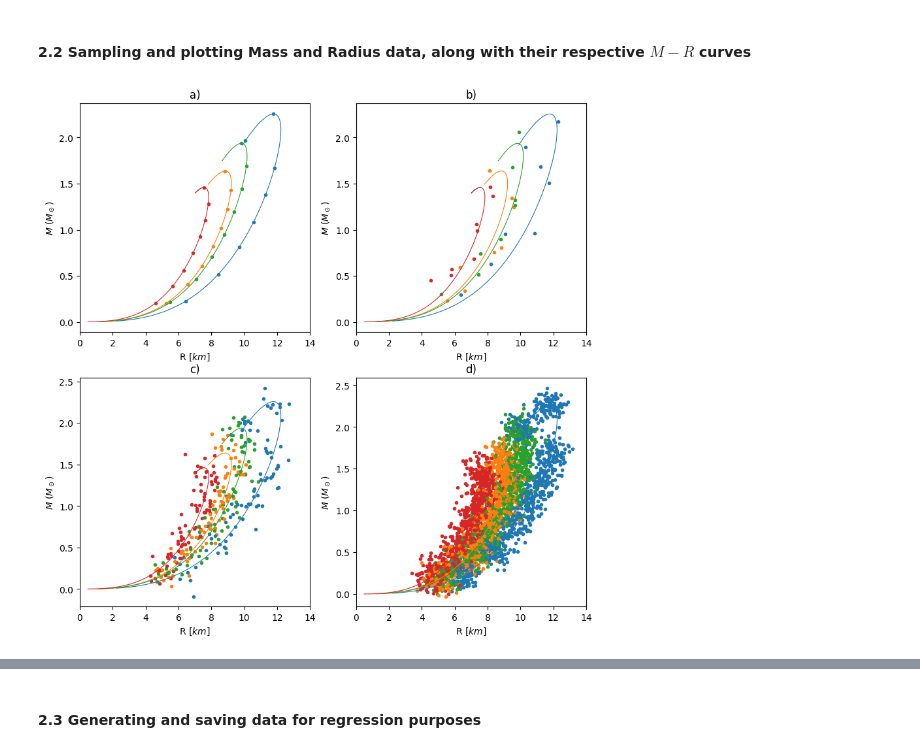
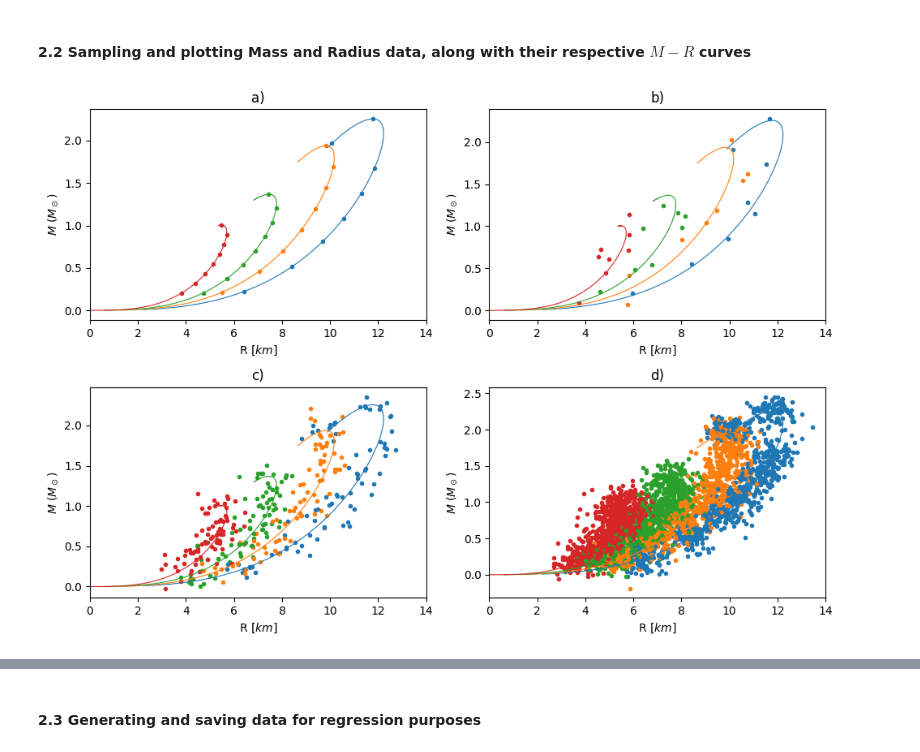
Before and after one commit to istergak/MSc-Computational-Physics-AUTH, a Jupyter notebook: Thesis - ML and ANNs regression models for Exotic Star's EOSs/Part 2 - Handling the TOV equations solution data for Exotic Stars/ExoticStarsResults_2.ipynb, the cells around one changed output, grey strips where cells are left out. Drawn from its saved outputs; the diff is of its cells as text; code cells hidden in the pictures.

```diff
--- a/Thesis - ML and ANNs regression models for Exotic Star's EOSs/Part 2 - Handling the TOV equations solution data for Exotic Stars/ExoticStarsResults_2.ipynb
+++ b/Thesis - ML and ANNs regression models for Exotic Star's EOSs/Part 2 - Handling the TOV equations solution data for Exotic Stars/ExoticStarsResults_2.ipynb
@@ -138,7 +142,7 @@ plt.show()
 #### **1.2 Sampling and plotting  Mass and Radius data, along with their respective $M-R$ curves**
 # %%
 # Defining the figure and the axes
-fig_sample_MR_NS,axes_sample_MR_NS = plt.subplots(2,2,figsize=(10,10))
+fig_sample_MR_NS,axes_sample_MR_NS = plt.subplots(2,2,figsize=(10,7))
 points_mr = 8
 
 # Sampling Mass and Radius data without observational noise (1 sample per M-R curve)
@@ -164,8 +168,6 @@ axes_sample_MR_NS[0,0].set_title("a)",fontsize=12)
 axes_sample_MR_NS[0,0].set_xlabel(r"R $[km]$",fontsize=10)
 axes_sample_MR_NS[0,0].set_ylabel(r"$M$ $(M_\odot)$",fontsize=10)
 axes_sample_MR_NS[0,0].set_xbound([6,18])
-
-
 
 
 # Sampling Mass and Radius data with observational noise (1 sample per M-R curve)
@@ -243,4 +245,7 @@ axes_sample_MR_NS[1,1].set_title("d)",fontsize=12)
 axes_sample_MR_NS[1,1].set_xlabel(r"R $[km]$",fontsize=10)
 axes_sample_MR_NS[1,1].set_ylabel(r"$M$ $(M_\odot)$",fontsize=10)
 axes_sample_MR_NS[1,1].set_xbound([6,18])
+
+fig_sample_MR_NS.tight_layout()
+fig_sample_MR_NS.savefig("sample_MR_8pts_NS.pdf",dpi=300)
 # %% [output]
@@ -248,6 +253,6 @@ axes_sample_MR_NS[1,1].set_xbound([6,18])
 # %%
 # Defining the figure and the axes
-fig_sample_MR_NS,axes_sample_MR_NS = plt.subplots(2,2,figsize=(10,10))
+fig_sample_MR_NS,axes_sample_MR_NS = plt.subplots(2,2,figsize=(10,7))
 points_mr = 16
 
 # Sampling Mass and Radius data without observational noise (1 sample per M-R curve)
@@ -352,4 +357,7 @@ axes_sample_MR_NS[1,1].set_title("d)",fontsize=12)
 axes_sample_MR_NS[1,1].set_xlabel(r"R $[km]$",fontsize=10)
 axes_sample_MR_NS[1,1].set_ylabel(r"$M$ $(M_\odot)$",fontsize=10)
 axes_sample_MR_NS[1,1].set_xbound([6,18])
+
+fig_sample_MR_NS.tight_layout()
+fig_sample_MR_NS.savefig("sample_MR_16pts_NS.pdf",dpi=300)
 # %% [output]
@@ -605,26 +560,26 @@ plt.show()
 #### **2.2 Sampling and plotting  Mass and Radius data, along with their respective $M-R$ curves**
 # %%
 # Defining the figure and the axes
-fig_sample_MR_QS,axes_sample_MR_QS = plt.subplots(2,2,figsize=(10,10))
+fig_sample_MR_QS,axes_sample_MR_QS = plt.subplots(2,2,figsize=(10,7))
 points_mr = 8
 
 # Sampling Mass and Radius data without observational noise (1 sample per M-R curve)
 mass_sample_CFL_50_1,radius_sample_CFL_50_1 = QSdata().sample_MR("CFL-50_sol.csv",0.2,points_mr,noiseM_std=0,noiseR_std=0)
-mass_sample_CFL_150_1,radius_sample_CFL_150_1 = QSdata().sample_MR("CFL-150_sol.csv",0.2,points_mr,noiseM_std=0,noiseR_std=0)
 mass_sample_CFL_250_1,radius_sample_CFL_250_1 = QSdata().sample_MR("CFL-250_sol.csv",0.2,points_mr,noiseM_std=0,noiseR_std=0)
-mass_sample_CFL_400_1,radius_sample_CFL_400_1 = QSdata().sample_MR("CFL-400_sol.csv",0.2,points_mr,noiseM_std=0,noiseR_std=0)
+mass_sample_MITbag_131_1,radius_sample_MITbag_131_1 = QSdata().sample_MR("MITbag-131_sol.csv",0.2,points_mr,noiseM_std=0,noiseR_std=0)
+mass_sample_MITbag_345_1,radius_sample_MITbag_345_1 = QSdata().sample_MR("MITbag-345_sol.csv",0.2,points_mr,noiseM_std=0,noiseR_std=0)
 
 # Plotting these sampling data without observational noise
 axes_sample_MR_QS[0,0].plot(radius_sample_CFL_50_1,mass_sample_CFL_50_1,".")
-axes_sample_MR_QS[0,0].plot(radius_sample_CFL_150_1,mass_sample_CFL_150_1,".")
 axes_sample_MR_QS[0,0].plot(radius_sample_CFL_250_1,mass_sample_CFL_250_1,".")
-axes_sample_MR_QS[0,0].plot(radius_sample_CFL_400_1,mass_sample_CFL_400_1,".")
+axes_sample_MR_QS[0,0].plot(radius_sample_MITbag_131_1,mass_sample_MITbag_131_1,".")
+axes_sample_MR_QS[0,0].plot(radius_sample_MITbag_345_1,mass_sample_MITbag_345_1,".")
 
 # Plotting the respective M-R curves
 QSdata().plot_MR_curve("CFL-50_sol.csv",axes_sample_MR_QS[0,0],'#1f77b4',"grey")
-QSdata().plot_MR_curve("CFL-150_sol.csv",axes_sample_MR_QS[0,0],'#ff7f0e',"grey")
-QSdata().plot_MR_curve("CFL-250_sol.csv",axes_sample_MR_QS[0,0],'#2ca02c',"grey")
-QSdata().plot_MR_curve("CFL-400_sol.csv",axes_sample_MR_QS[0,0],'#d62728',"grey")
+QSdata().plot_MR_curve("CFL-250_sol.csv",axes_sample_MR_QS[0,0],'#ff7f0e',"grey")
+QSdata().plot_MR_curve("MITbag-131_sol.csv",axes_sample_MR_QS[0,0],'#2ca02c',"grey")
+QSdata().plot_MR_curve("MITbag-345_sol.csv",axes_sample_MR_QS[0,0],'#d62728',"grey")
 
 # Adding labels, bounds on axes and title for clarity
 axes_sample_MR_QS[0,0].set_title("a)",fontsize=12)
@@ -636,21 +591,21 @@ axes_sample_MR_QS[0,0].set_xbound([0,14])
 
 # Sampling Mass and Radius data with observational noise (1 sample per M-R curve)
 mass_sample_CFL_50_1n,radius_sample_CFL_50_1n = QSdata().sample_MR("CFL-50_sol.csv",0.2,points_mr,noiseM_std=0.1,noiseR_std=0.5)
-mass_sample_CFL_150_1n,radius_sample_CFL_150_1n = QSdata().sample_MR("CFL-150_sol.csv",0.2,points_mr,noiseM_std=0.1,noiseR_std=0.5)
 mass_sample_CFL_250_1n,radius_sample_CFL_250_1n = QSdata().sample_MR("CFL-250_sol.csv",0.2,points_mr,noiseM_std=0.1,noiseR_std=0.5)
-mass_sample_CFL_400_1n,radius_sample_CFL_400_1n = QSdata().sample_MR("CFL-400_sol.csv",0.2,points_mr,noiseM_std=0.1,noiseR_std=0.5)
+mass_sample_MITbag_131_1n,radius_sample_MITbag_131_1n = QSdata().sample_MR("MITbag-131_sol.csv",0.2,points_mr,noiseM_std=0.1,noiseR_std=0.5)
+mass_sample_MITbag_345_1n,radius_sample_MITbag_345_1n = QSdata().sample_MR("MITbag-345_sol.csv",0.2,points_mr,noiseM_std=0.1,noiseR_std=0.5)
 
 # Plotting these sampling data without observational noise
 axes_sample_MR_QS[0,1].plot(radius_sample_CFL_50_1n,mass_sample_CFL_50_1n,".")
-axes_sample_MR_QS[0,1].plot(radius_sample_CFL_150_1n,mass_sample_CFL_150_1n,".")
 axes_sample_MR_QS[0,1].plot(radius_sample_CFL_250_1n,mass_sample_CFL_250_1n,".")
-axes_sample_MR_QS[0,1].plot(radius_sample_CFL_400_1n,mass_sample_CFL_400_1n,".")
+axes_sample_MR_QS[0,1].plot(radius_sample_MITbag_131_1n,mass_sample_MITbag_131_1n,".")
+axes_sample_MR_QS[0,1].plot(radius_sample_MITbag_345_1n,mass_sample_MITbag_345_1n,".")
 
 # Plotting the respective M-R curves
 QSdata().plot_MR_curve("CFL-50_sol.csv",axes_sample_MR_QS[0,1],'#1f77b4',"grey")
-QSdata().plot_MR_curve("CFL-150_sol.csv",axes_sample_MR_QS[0,1],'#ff7f0e',"grey")
-QSdata().plot_MR_curve("CFL-250_sol.csv",axes_sample_MR_QS[0,1],'#2ca02c',"grey")
-QSdata().plot_MR_curve("CFL-400_sol.csv",axes_sample_MR_QS[0,1],'#d62728',"grey")
+QSdata().plot_MR_curve("CFL-250_sol.csv",axes_sample_MR_QS[0,1],'#ff7f0e',"grey")
+QSdata().plot_MR_curve("MITbag-131_sol.csv",axes_sample_MR_QS[0,1],'#2ca02c',"grey")
+QSdata().plot_MR_curve("MITbag-345_sol.csv",axes_sample_MR_QS[0,1],'#d62728',"grey")
 
 # Adding labels, bounds on axes and title for clarity
 axes_sample_MR_QS[0,1].set_title("b)",fontsize=12)
@@ -663,55 +618,59 @@ axes_sample_MR_QS[0,1].set_xbound([0,14])
 # Sampling Mass and Radius data with observational noise (10 samples per M-R curve)
 for i in range(0,10):
     mass_sample_CFL_50_10n,radius_sample_CFL_50_10n = QSdata().sample_MR("CFL-50_sol.csv",0.2,points_mr,noiseM_std=0.1,noiseR_std=0.5)
-    mass_sample_CFL_150_10n,radius_sample_CFL_150_10n = QSdata().sample_MR("CFL-150_sol.csv",0.2,points_mr,noiseM_std=0.1,noiseR_std=0.5)
     mass_sample_CFL_250_10n,radius_sample_CFL_250_10n = QSdata().sample_MR("CFL-250_sol.csv",0.2,points_mr,noiseM_std=0.1,noiseR_std=0.5)
-    mass_sample_CFL_400_10n,radius_sample_CFL_400_10n = QSdata().sample_MR("CFL-400_sol.csv",0.2,points_mr,noiseM_std=0.1,noiseR_std=0.5)
+    mass_sample_MITbag_131_10n,radius_sample_MITbag_131_10n = QSdata().sample_MR("MITbag-131_sol.csv",0.2,points_mr,noiseM_std=0.1,noiseR_std=0.5)
+    mass_sample_MITbag_345_10n,radius_sample_MITbag_345_10n = QSdata().sample_MR("MITbag-345_sol.csv",0.2,points_mr,noiseM_std=0.1,noiseR_std=0.5)
 
     # Plotting these sampling data without observational noise
     axes_sample_MR_QS[1,0].plot(radius_sample_CFL_50_10n,mass_sample_CFL_50_10n,".",color='#1f77b4')
-    axes_sample_MR_QS[1,0].plot(radius_sample_CFL_150_10n,mass_sample_CFL_150_10n,".",color='#ff7f0e')
-    axes_sample_MR_QS[1,0].plot(radius_sample_CFL_250_10n,mass_sample_CFL_250_10n,".",color='#2ca02c')
-    axes_sample_MR_QS[1,0].plot(radius_sample_CFL_400_10n,mass_sample_CFL_400_10n,".",color='#d62728')
+    axes_sample_MR_QS[1,0].plot(radius_sample_CFL_250_10n,mass_sample_CFL_250_10n,".",color='#ff7f0e')
+    axes_sample_MR_QS[1,0].plot(radius_sample_MITbag_131_10n,mass_sample_MITbag_131_10n,".",color='#2ca02c')
+    axes_sample_MR_QS[1,0].plot(radius_sample_MITbag_345_10n,mass_sample_MITbag_345_10n,".",color='#d62728')
 
 # Plotting the respective M-R curves
 QSdata().plot_MR_curve("CFL-50_sol.csv",axes_sample_MR_QS[1,0],'#1f77b4',"grey")
-QSdata().plot_MR_curve("CFL-150_sol.csv",axes_sample_MR_QS[1,0],'#ff7f0e',"grey")
-QSdata().plot_MR_curve("CFL-250_sol.csv",axes_sample_MR_QS[1,0],'#2ca02c',"grey")
-QSdata().plot_MR_curve("CFL-400_sol.csv",axes_sample_MR_QS[1,0],'#d62728',"grey")
+QSdata().plot_MR_curve("CFL-250_sol.csv",axes_sample_MR_QS[1,0],'#ff7f0e',"grey")
+QSdata().plot_MR_curve("MITbag-131_sol.csv",axes_sample_MR_QS[1,0],'#2ca02c',"grey")
+QSdata().plot_MR_curve("MITbag-345_sol.csv",axes_sample_MR_QS[1,0],'#d62728',"grey")
 
 # Adding labels, bounds on axes and title for clarity
 axes_sample_MR_QS[1,0].set_title("c)",fontsize=12)
 axes_sample_MR_QS[1,0].set_xlabel(r"R $[km]$",fontsize=10)
 axes_sample_MR_QS[1,0].set_ylabel(r"$M$ $(M_\odot)$",fontsize=10)
 axes_sample_MR_QS[1,0].set_xbound([0,14])
 
 
 
 # Sampling Mass and Radius data with observational noise (100 samples per M-R curve)
 for i in range(0,100):
     mass_sample_CFL_50_100n,radius_sample_CFL_50_100n = QSdata().sample_MR("CFL-50_sol.csv",0.2,points_mr,noiseM_std=0.1,noiseR_std=0.5)
-    mass_sample_CFL_150_100n,radius_sample_CFL_150_100n = QSdata().sample_MR("CFL-150_sol.csv",0.2,points_mr,noiseM_std=0.1,noiseR_std=0.5)
     mass_sample_CFL_250_100n,radius_sample_CFL_250_100n = QSdata().sample_MR("CFL-250_sol.csv",0.2,points_mr,noiseM_std=0.1,noiseR_std=0.5)
-    mass_sample_CFL_400_100n,radius_sample_CFL_400_100n = QSdata().sample_MR("CFL-400_sol.csv",0.2,points_mr,noiseM_std=0.1,noiseR_std=0.5)
+    mass_sample_MITbag_131_100n,radius_sample_MITbag_131_100n = QSdata().sample_MR("MITbag-131_sol.csv",0.2,points_mr,noiseM_std=0.1,noiseR_std=0.5)
+    mass_sample_MITbag_345_100n,radius_sample_MITbag_345_100n = QSdata().sample_MR("MITbag-345_sol.csv",0.2,points_mr,noiseM_std=0.1,noiseR_std=0.5)
+
 
     # Plotting these sampling data without observational noise
     axes_sample_MR_QS[1,1].plot(radius_sample_CFL_50_100n,mass_sample_CFL_50_100n,".",color='#1f77b4')
-    axes_sample_MR_QS[1,1].plot(radius_sample_CFL_150_100n,mass_sample_CFL_150_100n,".",color='#ff7f0e')
-    axes_sample_MR_QS[1,1].plot(radius_sample_CFL_250_100n,mass_sample_CFL_250_100n,".",color='#2ca02c')
-    axes_sample_MR_QS[1,1].plot(radius_sample_CFL_400_100n,mass_sample_CFL_400_100n,".",color='#d62728')
+    axes_sample_MR_QS[1,1].plot(radius_sample_CFL_250_100n,mass_sample_CFL_250_100n,".",color='#ff7f0e')
+    axes_sample_MR_QS[1,1].plot(radius_sample_MITbag_131_100n,mass_sample_MITbag_131_100n,".",color='#2ca02c')
+    axes_sample_MR_QS[1,1].plot(radius_sample_MITbag_345_100n,mass_sample_MITbag_345_100n,".",color='#d62728')
 
 # Plotting the respective M-R curves
 QSdata().plot_MR_curve("CFL-50_sol.csv",axes_sample_MR_QS[1,1],'#1f77b4',"grey")
-QSdata().plot_MR_curve("CFL-150_sol.csv",axes_sample_MR_QS[1,1],'#ff7f0e',"grey")
-QSdata().plot_MR_curve("CFL-250_sol.csv",axes_sample_MR_QS[1,1],'#2ca02c',"grey")
-QSdata().plot_MR_curve("CFL-400_sol.csv",axes_sample_MR_QS[1,1],'#d62728',"grey")
+QSdata().plot_MR_curve("CFL-250_sol.csv",axes_sample_MR_QS[1,1],'#ff7f0e',"grey")
+QSdata().plot_MR_curve("MITbag-131_sol.csv",axes_sample_MR_QS[1,1],'#2ca02c',"grey")
+QSdata().plot_MR_curve("MITbag-345_sol.csv",axes_sample_MR_QS[1,1],'#d62728',"grey")
 
 # Adding labels, bounds on axes and title for clarity
 axes_sample_MR_QS[1,1].set_title("d)",fontsize=12)
 axes_sample_MR_QS[1,1].set_xlabel(r"R $[km]$",fontsize=10)
 axes_sample_MR_QS[1,1].set_ylabel(r"$M$ $(M_\odot)$",fontsize=10)
 axes_sample_MR_QS[1,1].set_xbound([0,14])
+
+fig_sample_MR_QS.tight_layout()
+fig_sample_MR_QS.savefig("sample_MR_8pts_QS.pdf",dpi=300)
 # %% [output]
-[figure, old version]
+[figure, new version]
 # %%
 # Defining the figure and the axes
```
Also changed, not shown: parts of 14 cells of this notebook, 1 other file.
